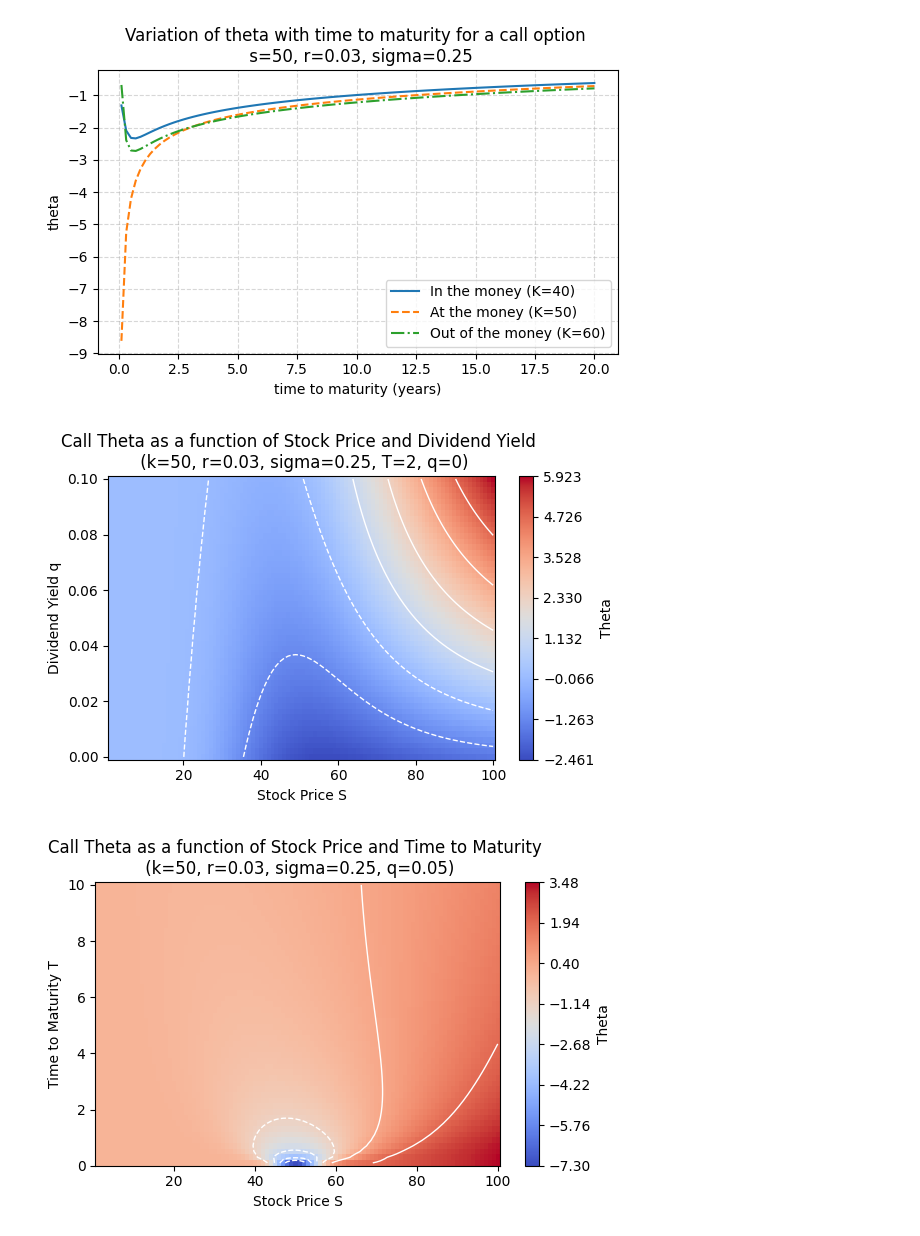
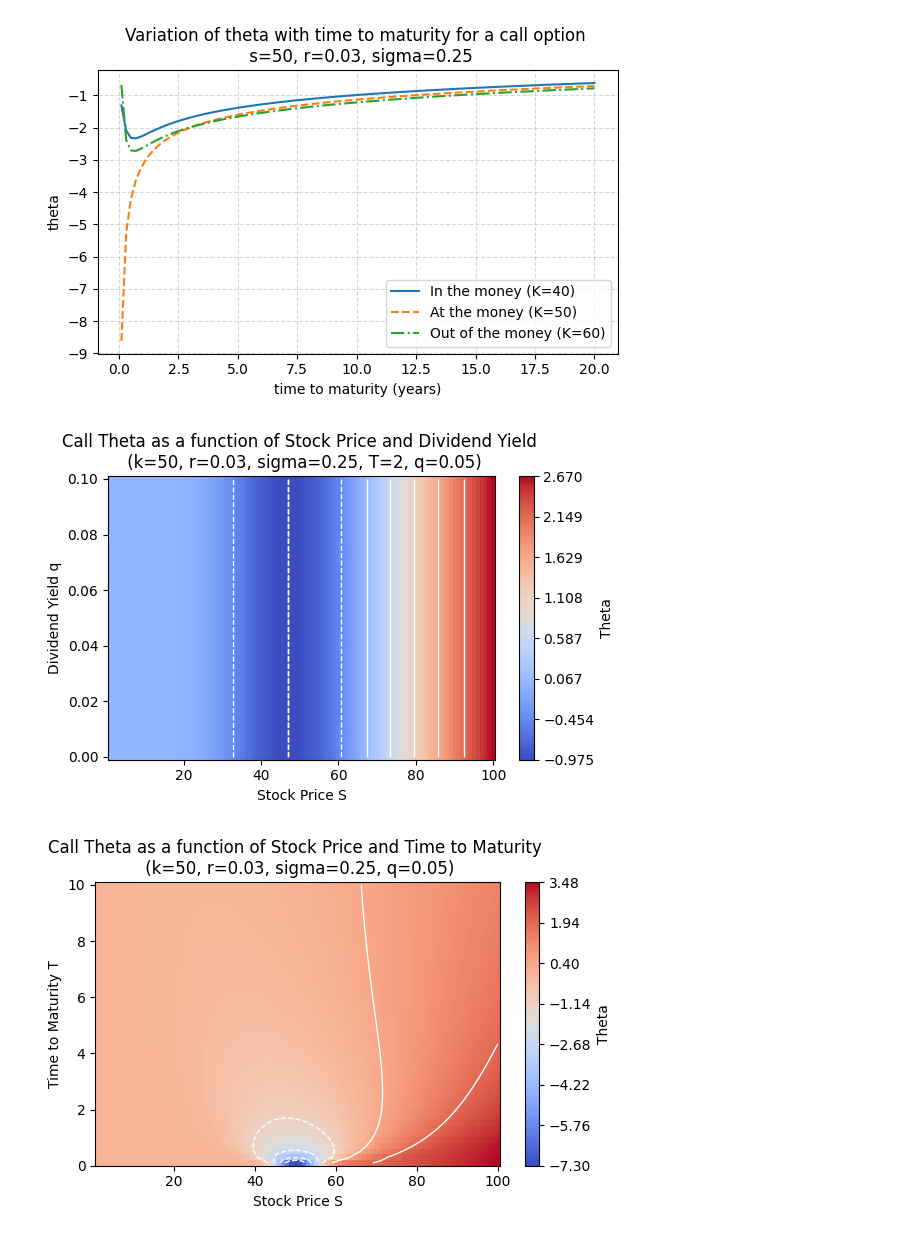
Before and after one commit to hsiuhsil/options_futures_derivatives, a Jupyter notebook: notebooks/demo of greeks.ipynb, the cells around one changed output. Drawn from its saved outputs; the diff is of its cells as text; code cells hidden in the pictures.

```diff
--- a/notebooks/demo of greeks.ipynb
+++ b/notebooks/demo of greeks.ipynb
@@ -119,22 +119,22 @@ plt.show()
 # %%
 stocks = np.linspace(1, 100, 100)
 qs = np.linspace(0, 0.1, 50)
 S, Q = np.meshgrid(stocks, qs)
 
-theta_map = theta(option_type='call', s=S, k=50, r=0.03, sigma=0.25, T=2, q=Q)
+theta_map = theta(option_type='call', s=S, k=50, r=0.03, sigma=0.25, T=2, q=0.05)
 levels = np.linspace(theta_map.min(), theta_map.max(), 8)
 
 plt.figure(figsize=(6,4))
 pcm = plt.pcolormesh(S, Q, theta_map, shading='auto', cmap='coolwarm')
 plt.contour(S, Q, theta_map, colors='w', linewidths=1, levels=levels)
 plt.colorbar(pcm, label='Theta', ticks=levels)
 plt.xlabel('Stock Price S')
 plt.ylabel('Dividend Yield q')
-plt.title('Call Theta as a function of Stock Price and Dividend Yield \n (k=50, r=0.03, sigma=0.25, T=2, q=0)')
+plt.title('Call Theta as a function of Stock Price and Dividend Yield \n (k=50, r=0.03, sigma=0.25, T=2, q=0.05)')
 plt.tight_layout()
 plt.show()
 # %% [output]
-[figure, old version]
+[figure, new version]
 # %%
 stocks = np.linspace(1, 100, 100)
 maturities = np.linspace(0.1, 10,50)
```
Also changed, not shown: parts of 2 cells of this notebook.
